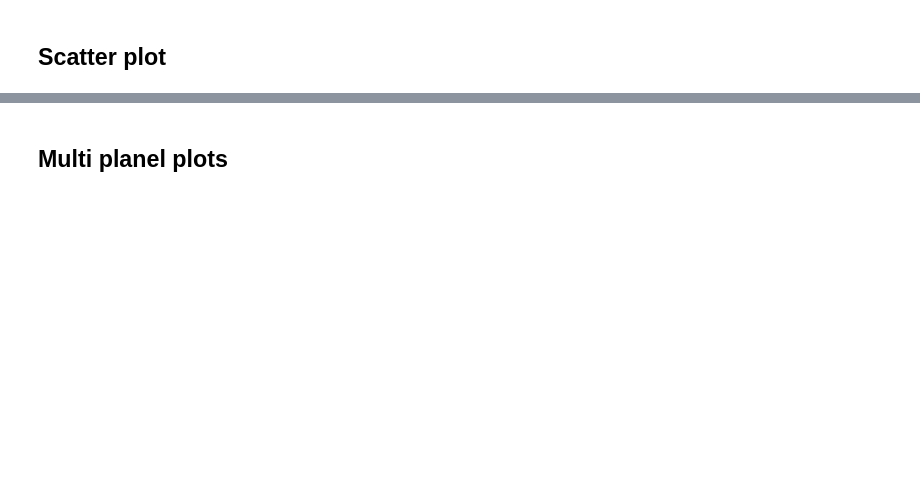
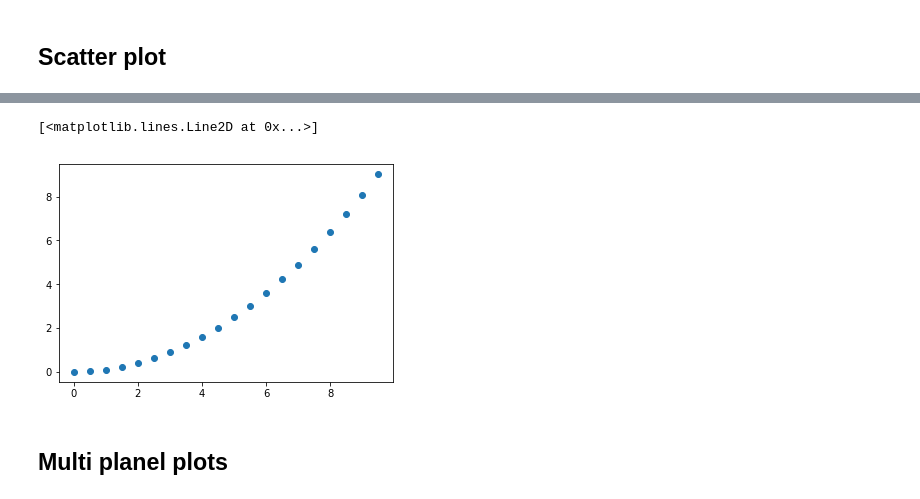
Before and after one commit to lepalmer/astr288p_student, a Jupyter notebook: notebooks/Lecture5_04-plotting.ipynb, the cells around one changed output, grey strips where cells are left out. Drawn from its saved outputs; the diff is of its cells as text; code cells hidden in the pictures; blank space fills up the shorter version.

```diff
--- a/notebooks/Lecture5_04-plotting.ipynb
+++ b/notebooks/Lecture5_04-plotting.ipynb
@@ -57,3 +74,8 @@ plt.show()
+# %%
+plt.plot(x,y,'o')
+# %% [output]
+[<matplotlib.lines.Line2D at 0x...>]
+[figure, added]
 # %% [markdown]
 ## Multi planel plots
 # %%
```
Also changed, not shown: parts of 9 cells of this notebook, 2 other files.
